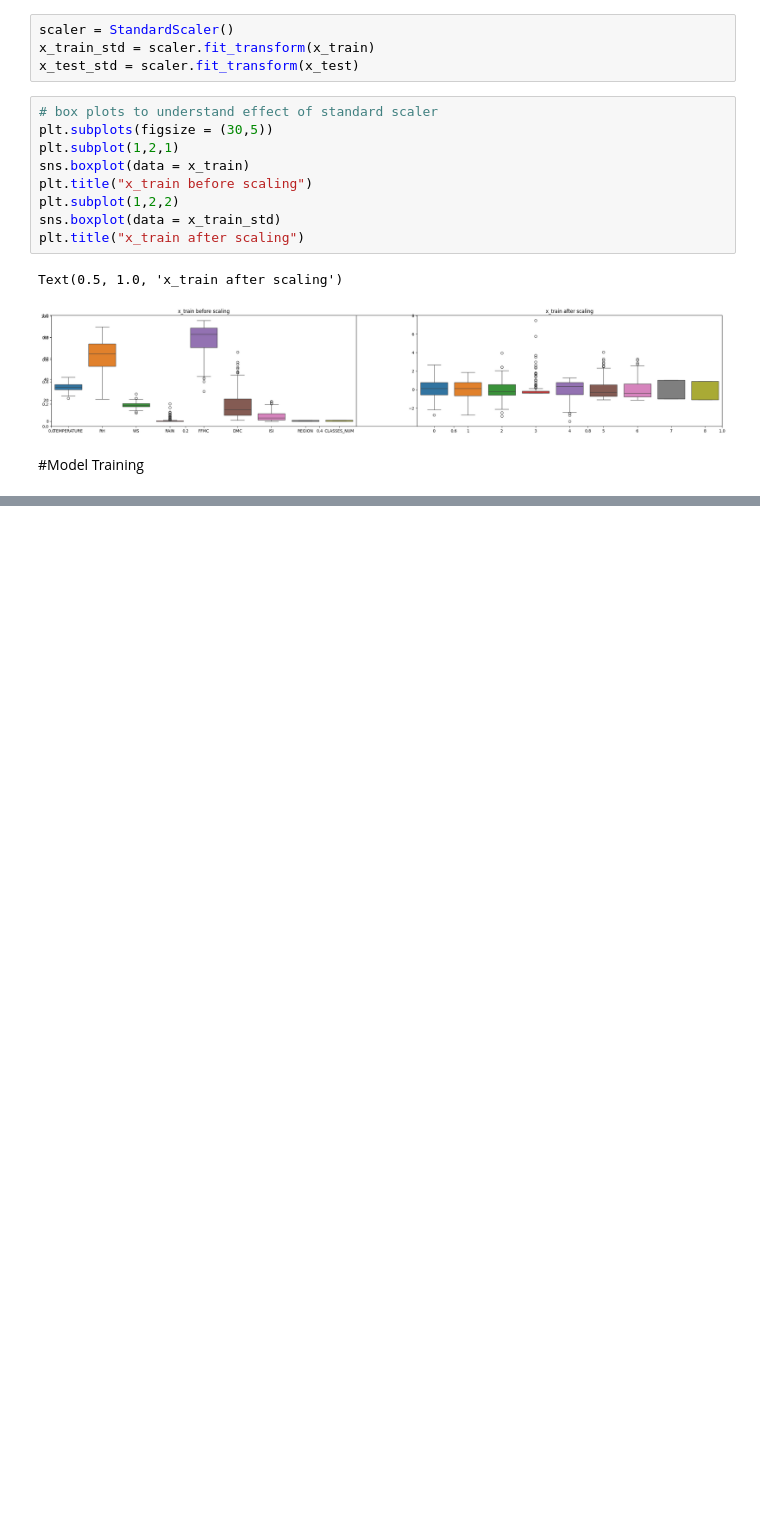
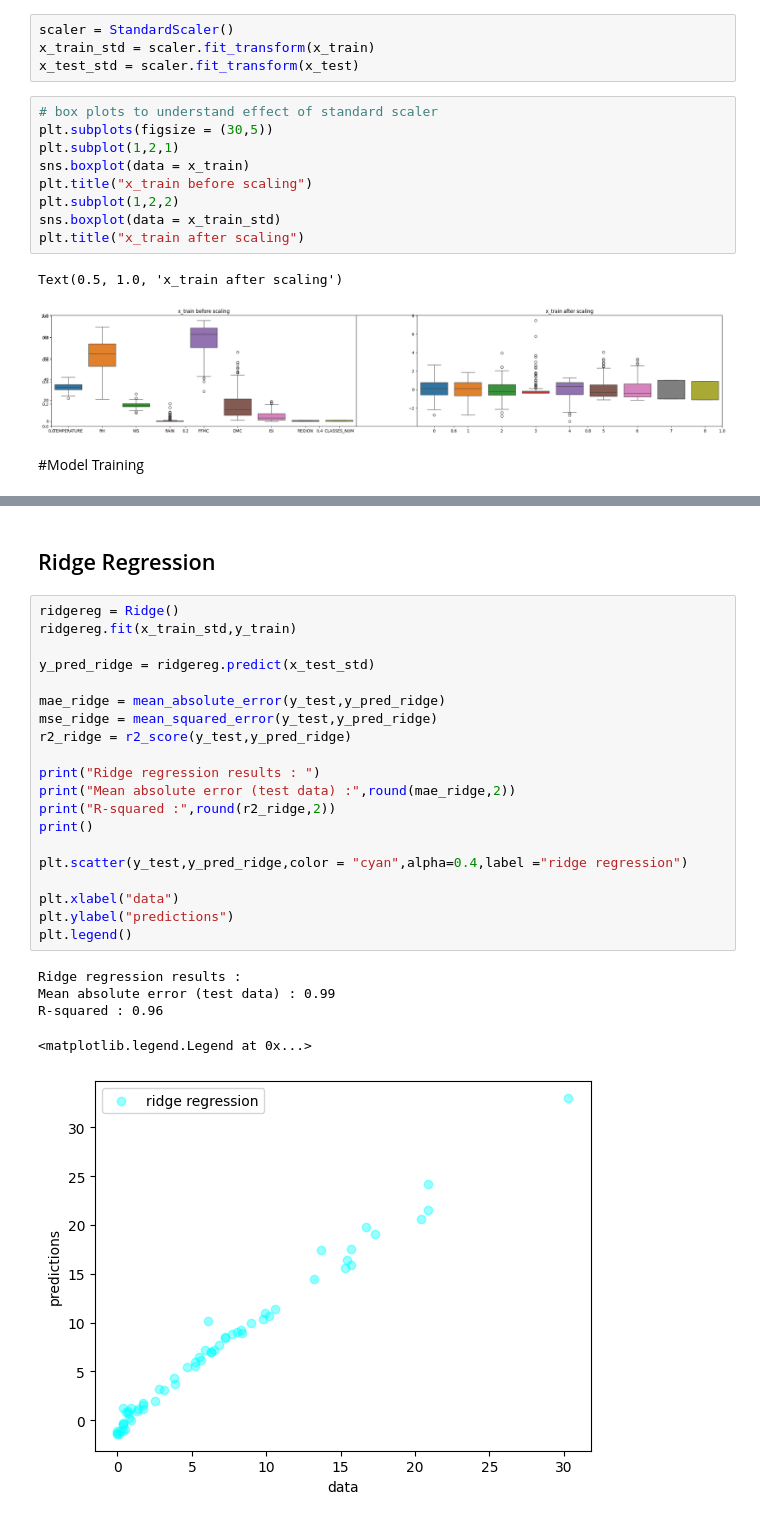
Before and after one commit to taruvaid/Fourier-Neural-Operators, a Jupyter notebook: forest_fire_predictions.ipynb, the cells around one changed output, grey strips where cells are left out. Drawn from its saved outputs; the diff is of its cells as text; blank space fills up the shorter version.

```diff
--- a/forest_fire_predictions.ipynb
+++ b/forest_fire_predictions.ipynb
@@ -460,0 +594,28 @@ Text(0.5, 1.0, 'x_train after scaling')
+# %% [markdown]
+## Ridge Regression
+# %%
+ridgereg = Ridge()
+ridgereg.fit(x_train_std,y_train)
+
+y_pred_ridge = ridgereg.predict(x_test_std)
+
+mae_ridge = mean_absolute_error(y_test,y_pred_ridge)
+mse_ridge = mean_squared_error(y_test,y_pred_ridge)
+r2_ridge = r2_score(y_test,y_pred_ridge)
+
+print("Ridge regression results : ")
+print("Mean absolute error (test data) :",round(mae_ridge,2))
+print("R-squared :",round(r2_ridge,2))
+print()
+
+plt.scatter(y_test,y_pred_ridge,color = "cyan",alpha=0.4,label ="ridge regression")
+
+plt.xlabel("data")
+plt.ylabel("predictions")
+plt.legend()
+# %% [output]
+Ridge regression results :
+Mean absolute error (test data) : 0.99
+R-squared : 0.96
+<matplotlib.legend.Legend at 0x...>
+[figure, added]
```
Also changed, not shown: parts of 17 cells of this notebook.
